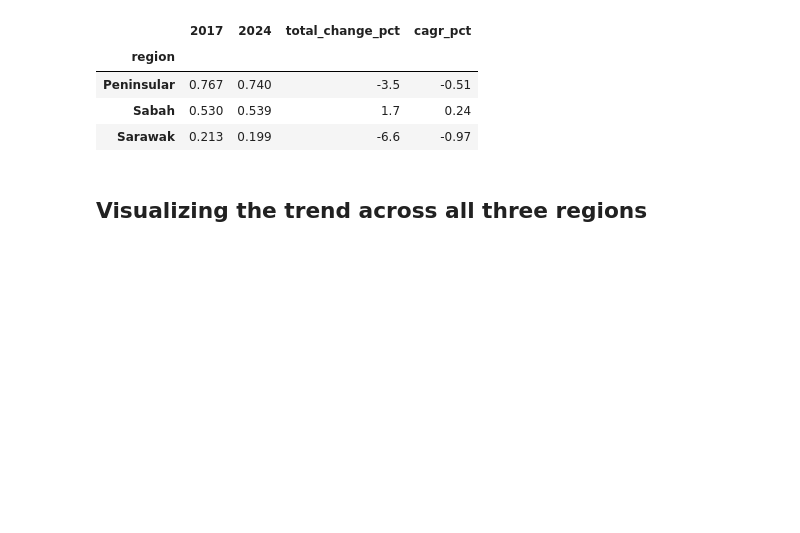
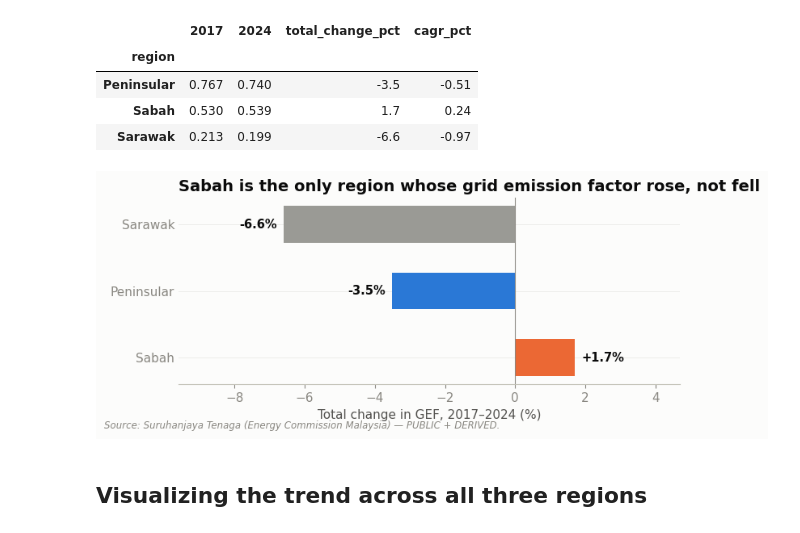
Before and after one commit to ooi-darren/malaysia-grid-decarbonization, a Jupyter notebook: notebooks/01-grid-emission-factor-trend.ipynb, the cells around one changed output. Cells and saved outputs as stored; diff of their text form; code cells hidden in the pictures; blank space fills up the shorter version.

```diff
--- a/notebooks/01-grid-emission-factor-trend.ipynb
+++ b/notebooks/01-grid-emission-factor-trend.ipynb
@@ -86,6 +96,32 @@ summary_df
 | Peninsular | 0.767 | 0.740 | -3.5 | -0.51 |
 | Sabah | 0.530 | 0.539 | 1.7 | 0.24 |
 | Sarawak | 0.213 | 0.199 | -6.6 | -0.97 |
+# %%
+fig, ax = plt.subplots(figsize=(8, 3))
+region_colors_local = {'Peninsular': ACCENT_1, 'Sabah': ACCENT_2, 'Sarawak': GRAY}
+region_order = ['Sabah', 'Peninsular', 'Sarawak']  # sorted by total_change_pct, ascending (least to most decline)
+values = [summary_df.loc[r, 'total_change_pct'] for r in region_order]
+colors = [region_colors_local[r] for r in region_order]
+
+bars = ax.barh(region_order, values, color=colors, height=0.55, edgecolor='none')
+for bar, v in zip(bars, values):
+    x = bar.get_width()
+    ax.annotate(f'{v:+.1f}%', xy=(x, bar.get_y() + bar.get_height() / 2),
+                xytext=(6 if x >= 0 else -6, 0), textcoords='offset points',
+                va='center', ha='left' if x >= 0 else 'right',
+                fontsize=10.5, fontweight='semibold', color=INK)
+
+ax.axvline(0, color=INK_MUTED, linewidth=0.8)
+ax.set_title('Sabah is the only region whose grid emission factor rose, not fell', loc='left')
+ax.set_xlabel('Total change in GEF, 2017\u20132024 (%)')
+ax.set_xlim(min(values) - 3, max(values) + 3)
+ax.spines['left'].set_visible(False)
+ax.tick_params(axis='y', length=0)
+
+add_source(ax.figure, 'Source: Suruhanjaya Tenaga (Energy Commission Malaysia) \u2014 PUBLIC + DERIVED.')
+plt.show()
+# %% [output]
+[figure, added]
 # %% [markdown]
 ## Visualizing the trend across all three regions
 # %%
```
Also changed, not shown: parts of 2 cells of this notebook, 1 other file.
